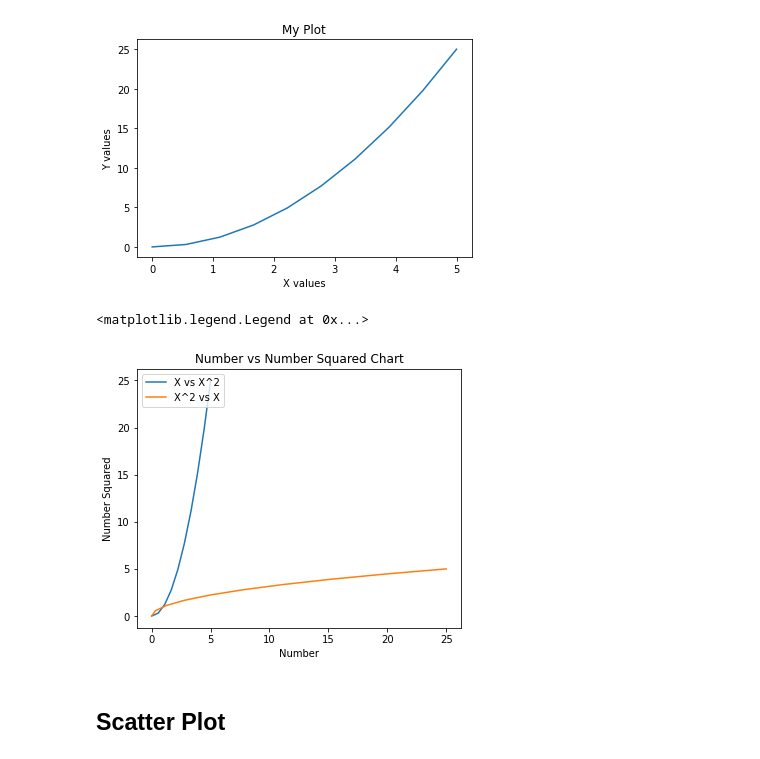
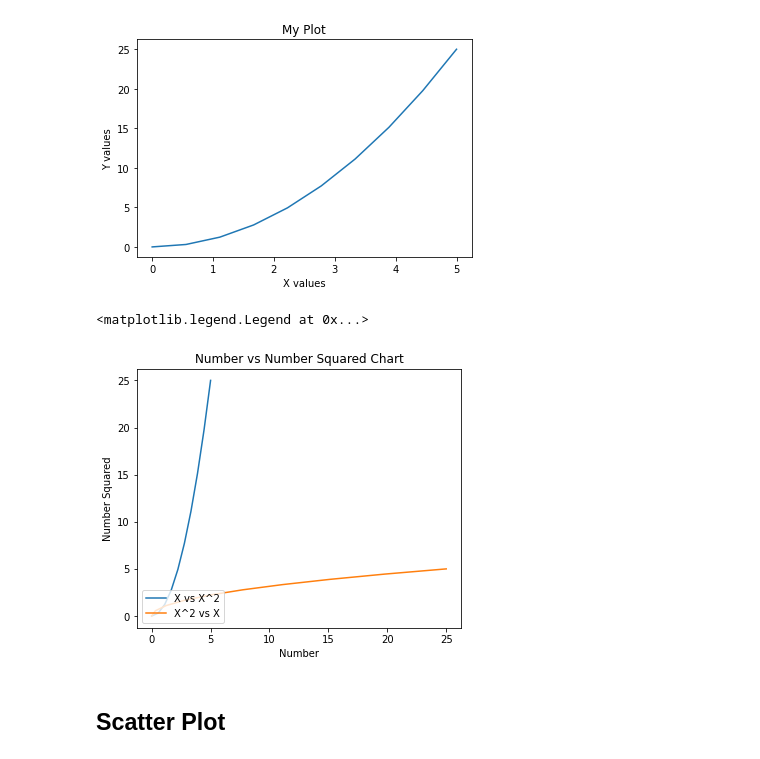
Before and after one commit to rezaemortaza/asdaf_training_one, a Jupyter notebook: numpy_matplotlib.ipynb, the cells around one changed output. Saved outputs shown, nothing was run; the diff lists cells and outputs as text; code cells hidden in the pictures.

```diff
--- a/numpy_matplotlib.ipynb
+++ b/numpy_matplotlib.ipynb
@@ -118,17 +118,17 @@ Text(0, 0.5, 'Y values')
 # %%
 fig_1 = plt.figure(figsize=(5,4)) #Create a figure, the top level container for all the plot elements.
 axes_1 = fig_1.add_axes([0.1,0.1,0.9,0.9]) ##Add axes to the figure and define the dimensions [left, bottom, width, height].
 # All quantities are in fractions of figure width and height.
 
 axes_1.set_xlabel('Number') ## Add X label to axes
 axes_1.set_ylabel('Number Squared') ## Add Y label to axes
 axes_1.set_title('Number vs Number Squared Chart') ## Add Title to axes
 axes_1.plot(x_array, y_array, label='X vs X^2') ## Plot x and y array
 axes_1.plot(y_array,x_array, label='X^2 vs X') ## Plot y and x array
-axes_1.legend(loc=2) # 1 = upper right, 2 = upper left, 3 = lower left, 4 = lower right
+axes_1.legend(loc=3) # 1 = upper right, 2 = upper left, 3 = lower left, 4 = lower right
 # %% [output]
 <matplotlib.legend.Legend at 0x...>
-[figure, old version]
+[figure, new version]
 # %%
 # Save figure to Jupyter notebook directory
 fig_1.savefig('myplot.png')
```
Also changed, not shown: parts of 8 cells of this notebook, 5 other files.
